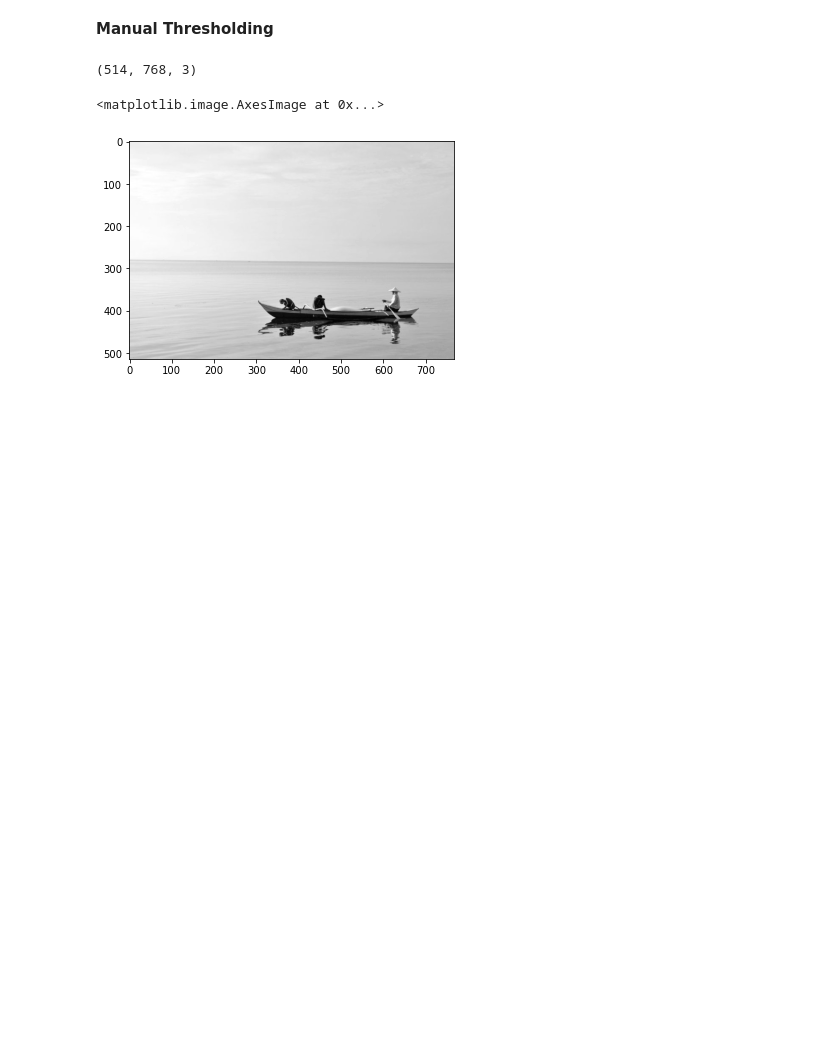
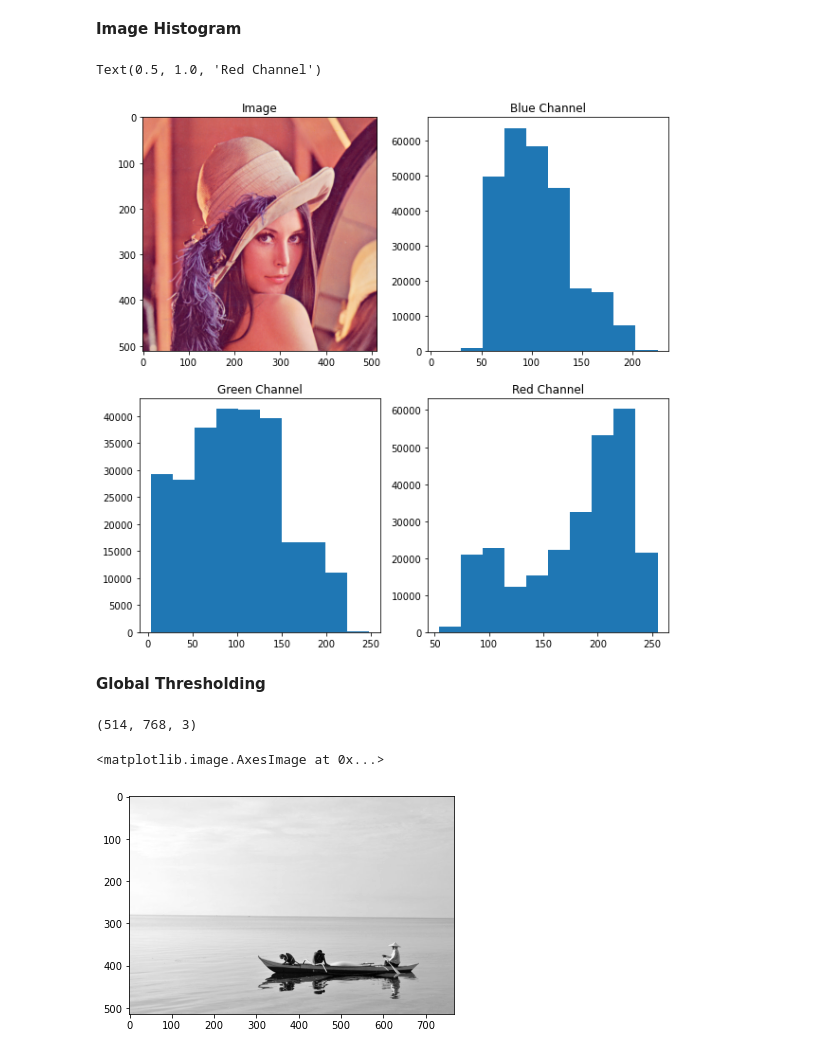
Before and after one commit to gokulg02/DEXBOT-CV-workshop, a Jupyter notebook: Image_filters_and_thresholding.ipynb, the cells around one changed output. Drawn from its saved outputs; the diff is of its cells as text; code cells hidden in the pictures; blank space fills up the shorter version.

```diff
--- a/Image_filters_and_thresholding.ipynb
+++ b/Image_filters_and_thresholding.ipynb
@@ -2,8 +2,25 @@
 import numpy as np
 import cv2
 import matplotlib.pyplot as plt
+# %% [markdown]
+__Image Histogram__
+# %%
+img = cv2.imread(r"data/lena.png")
+# %%
+f, ax = plt.subplots(2,2,figsize=(10, 10))
+ax[0,0].imshow(img[:,:,::-1])
+ax[0,1].hist(np.ravel(img[:,:,0]))
+ax[1,0].hist(np.ravel(img[:,:,1]))
+ax[1,1].hist(np.ravel(img[:,:,2]))
+ax[0,0].set_title("Image")
+ax[0,1].set_title("Blue Channel")
+ax[1,0].set_title("Green Channel")
+ax[1,1].set_title("Red Channel")
+# %% [output]
+Text(0.5, 1.0, 'Red Channel')
+[figure, added]
 # %% [markdown]
-__Manual Thresholding__
+__Global Thresholding__
 # %%
 img = cv2.imread(r"data\boat.jpg")
 # %%
```
Also changed, not shown: parts of 18 cells of this notebook, 1 other file.
